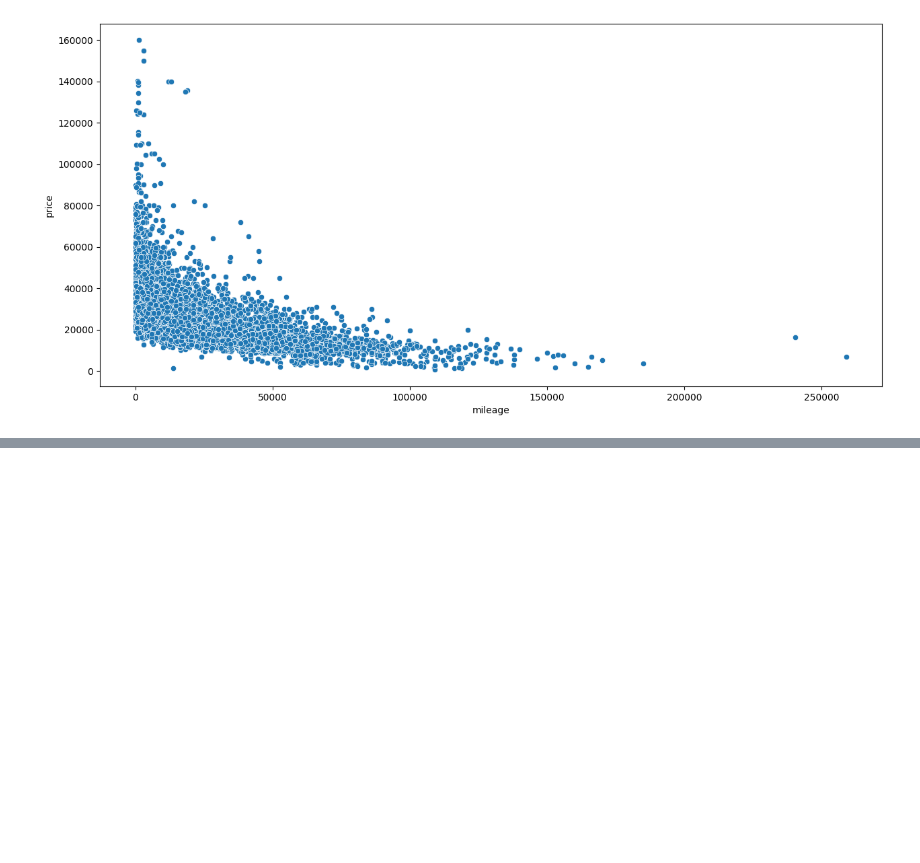
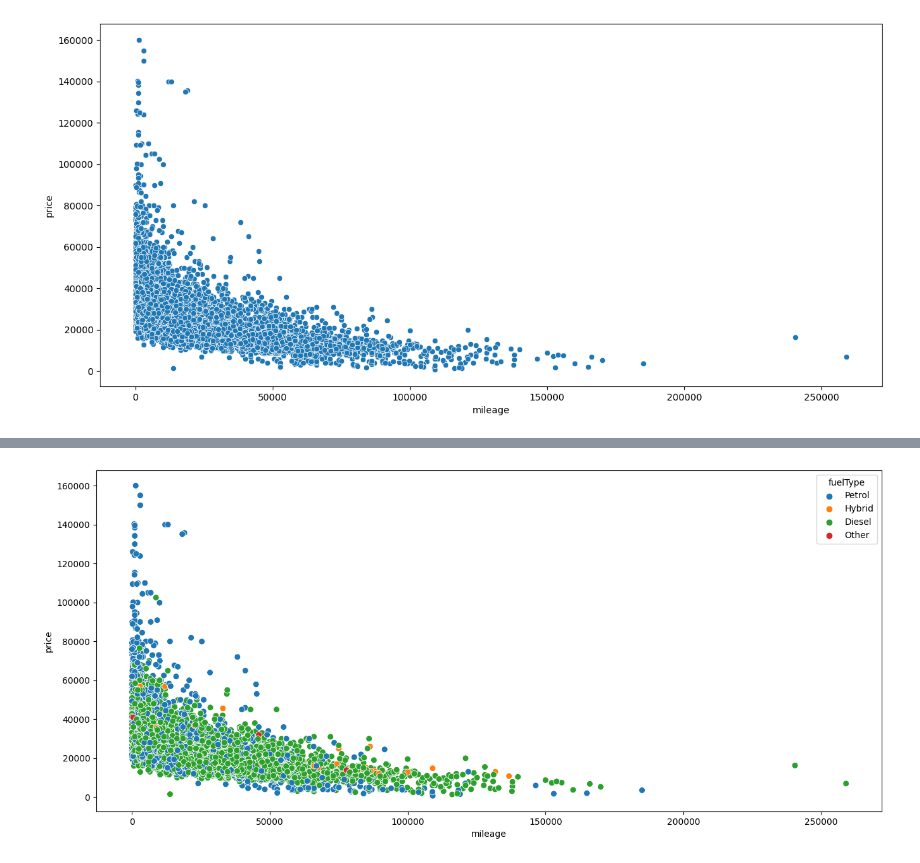
Before and after one commit to Shermukhammat/Mohirdev_Data_Science_praktikum, a Jupyter notebook: visualization/8_9_scatter.ipynb, the cells around one changed output, grey strips where cells are left out. Saved outputs shown, nothing was run; the diff lists cells and outputs as text; code cells hidden in the pictures; blank space fills up the shorter version.

```diff
--- a/visualization/8_9_scatter.ipynb
+++ b/visualization/8_9_scatter.ipynb
@@ -41,0 +60,8 @@ plt.show()
+# %%
+plt.figure(figsize = (16, 7))
+
+sns.scatterplot(data = df, x = 'mileage', y = 'price', hue = 'fuelType', s = 50)
+# sns.regplot(data = df, x = 'mileage', y = 'price', line_kws={"color": "red"})
+plt.show()
+# %% [output]
+[figure, added]
```
Also changed, not shown: parts of 4 cells of this notebook.
